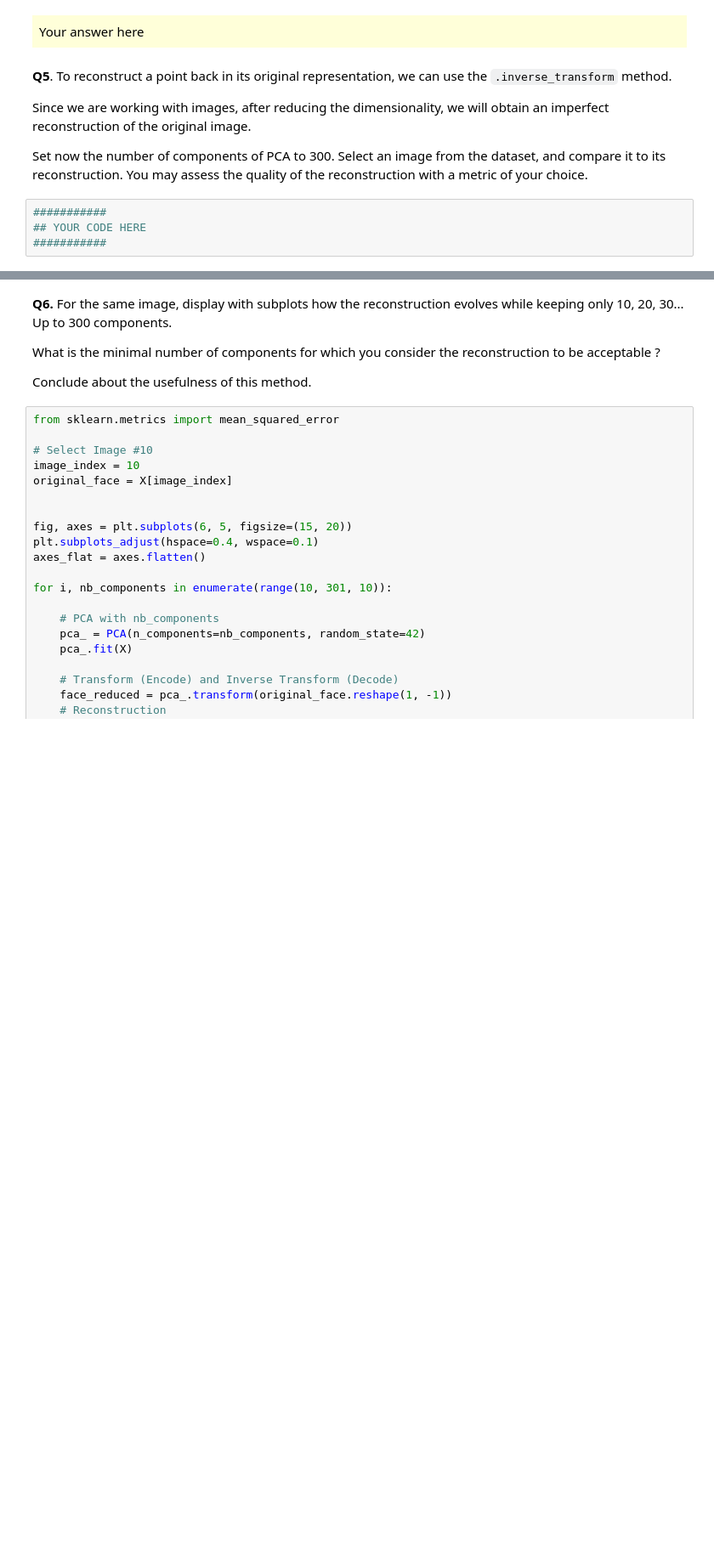
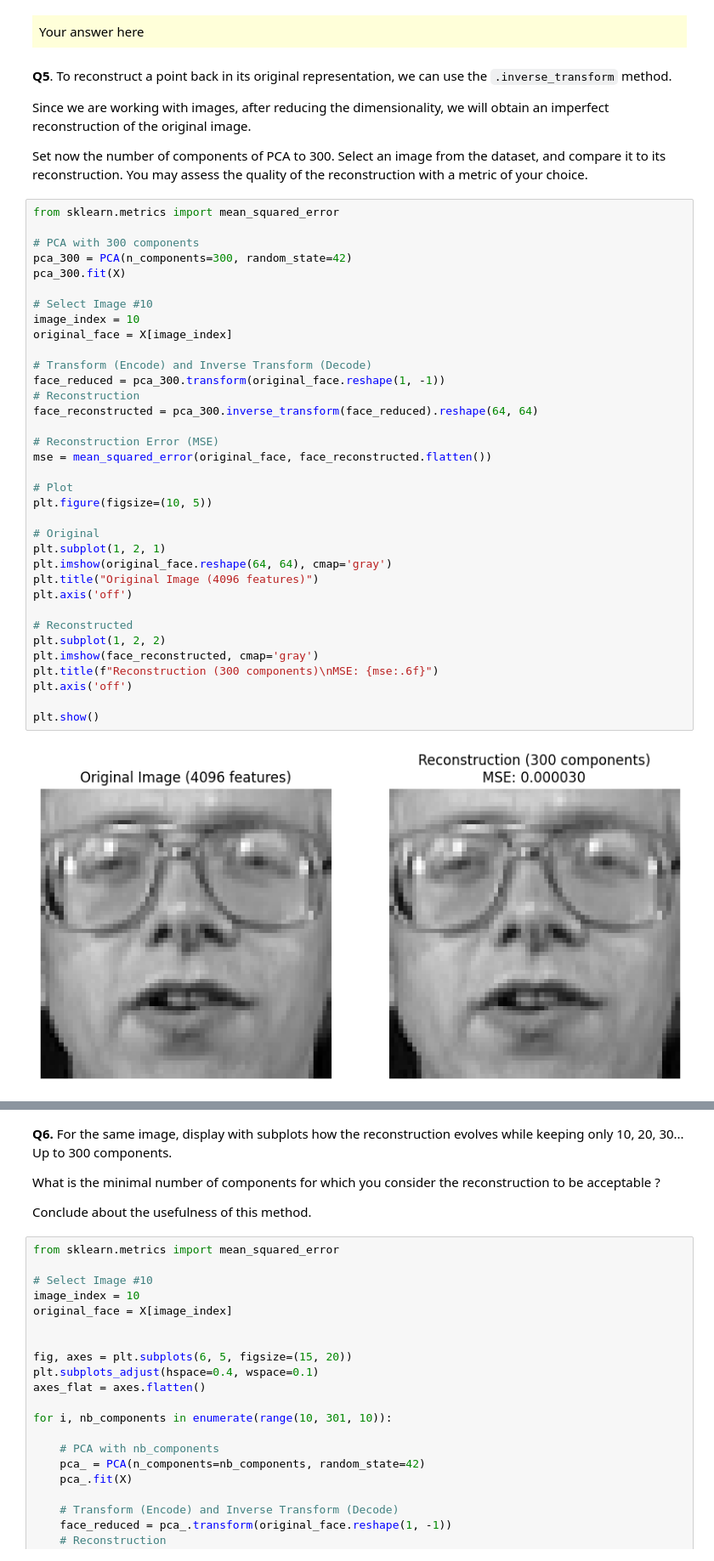
Before and after one commit to milanolivia/decision-apprentissage, a Jupyter notebook: lab4_AMORRI_MILANO.ipynb, the cells around one changed output, grey strips where cells are left out. Shown at 85% size. Cells and saved outputs as stored; diff of their text form; blank space fills up the shorter version.

```diff
--- a/lab4_AMORRI_MILANO.ipynb
+++ b/lab4_AMORRI_MILANO.ipynb
@@ -220,8 +220,41 @@ Since we are working with images, after reducing the dimensionality, we will obt
 
 Set now the number of components of PCA to 300. Select an image from the dataset, and compare it to its reconstruction. You may assess the quality of the reconstruction with a metric of your choice.
 # %%
-###########
-## YOUR CODE HERE
-###########
+from sklearn.metrics import mean_squared_error
+
+# PCA with 300 components
+pca_300 = PCA(n_components=300, random_state=42)
+pca_300.fit(X)
+
+# Select Image #10
+image_index = 10
+original_face = X[image_index]
+
+# Transform (Encode) and Inverse Transform (Decode)
+face_reduced = pca_300.transform(original_face.reshape(1, -1))
+# Reconstruction
+face_reconstructed = pca_300.inverse_transform(face_reduced).reshape(64, 64)
+
+# Reconstruction Error (MSE)
+mse = mean_squared_error(original_face, face_reconstructed.flatten())
+
+# Plot
+plt.figure(figsize=(10, 5))
+
+# Original
+plt.subplot(1, 2, 1)
+plt.imshow(original_face.reshape(64, 64), cmap='gray')
+plt.title("Original Image (4096 features)")
+plt.axis('off')
+
+# Reconstructed
+plt.subplot(1, 2, 2)
+plt.imshow(face_reconstructed, cmap='gray')
+plt.title(f"Reconstruction (300 components)\nMSE: {mse:.6f}")
+plt.axis('off')
+
+plt.show()
+# %% [output]
+[figure, added]
 # %% [markdown]
 <div style="background-color: rgba(255, 255, 0, 0.15); padding: 8px;">
```
Also changed, not shown: parts of 1 cell of this notebook.
